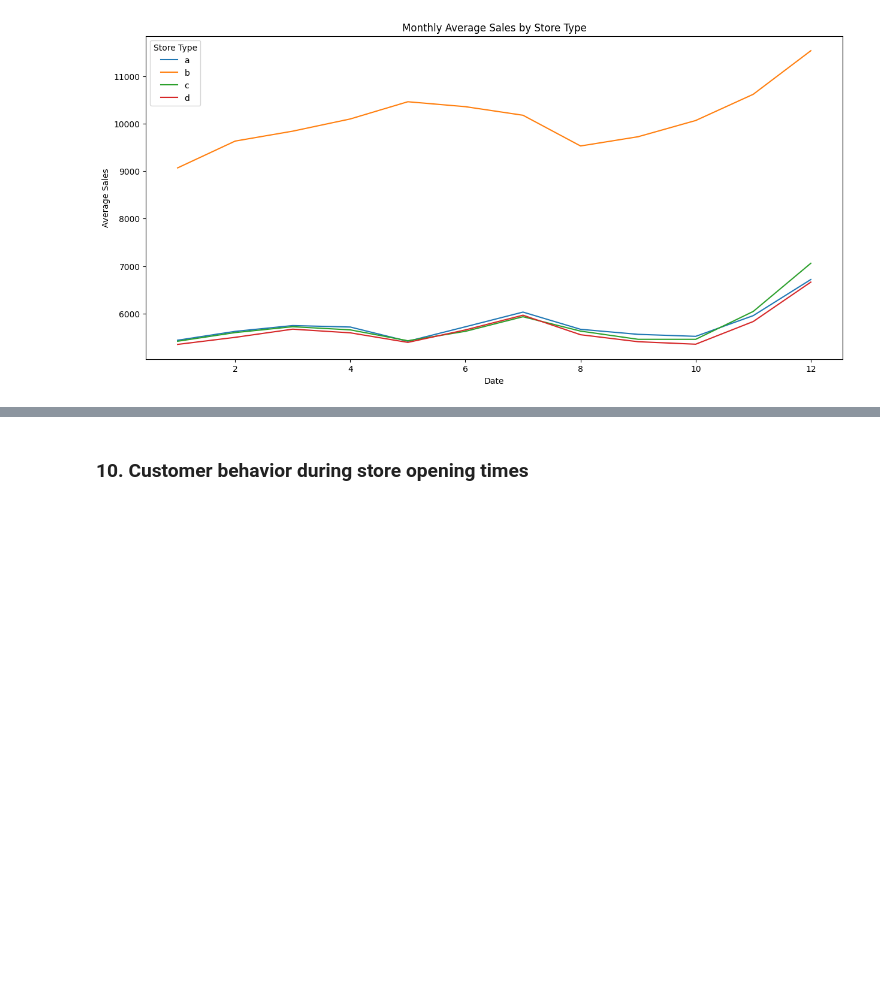
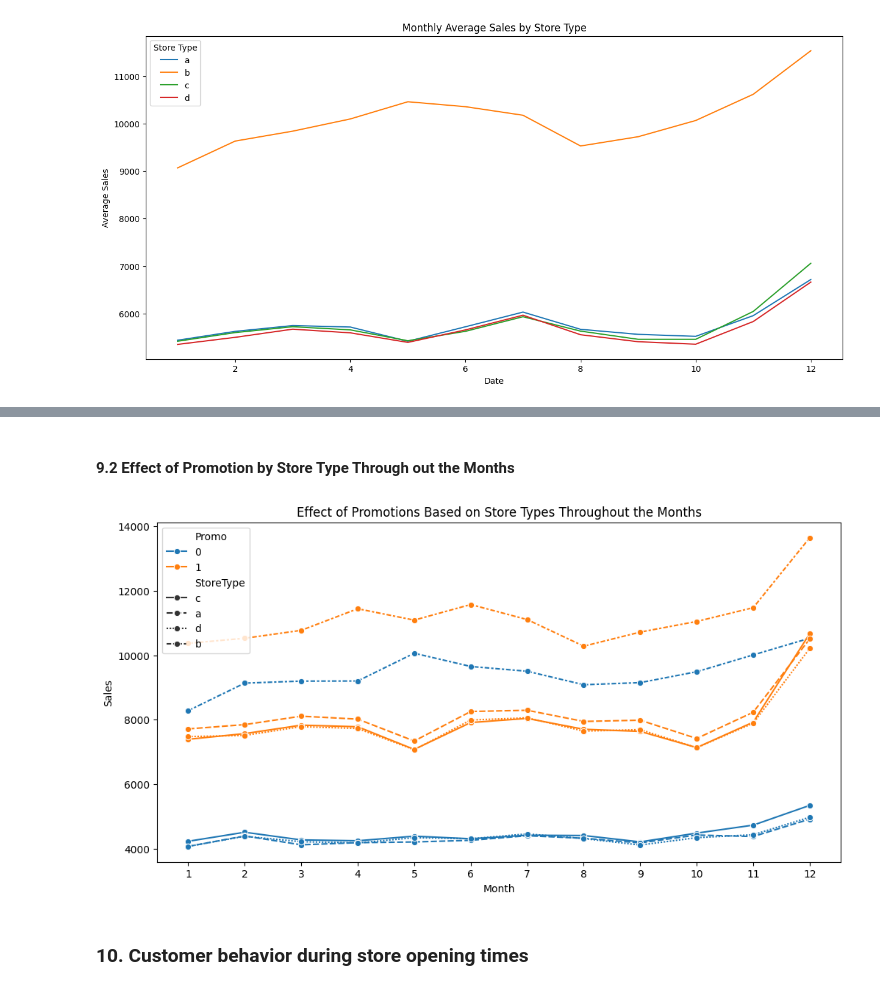
Before and after one commit to BlenSeleshi/SalesDataAnalytics, a Jupyter notebook: notebooks/salesAnalysis.ipynb, the cells around one changed output, grey strips where cells are left out. Drawn from its saved outputs; the diff is of its cells as text; code cells hidden in the pictures; blank space fills up the shorter version.

```diff
--- a/notebooks/salesAnalysis.ipynb
+++ b/notebooks/salesAnalysis.ipynb
@@ -145,3 +157,9 @@ sa.plot_store_type_performance(train_store)
+# %% [markdown]
+#### 9.2 Effect of Promotion by Store Type Through out the Months
+# %%
+sa.promotion_effect_by_store_type_month(train_store)
+# %% [output]
+[figure, added]
 # %% [markdown]
 ### 10. Customer behavior during store opening times
 # %%
```
Also changed, not shown: parts of 9 cells of this notebook.
